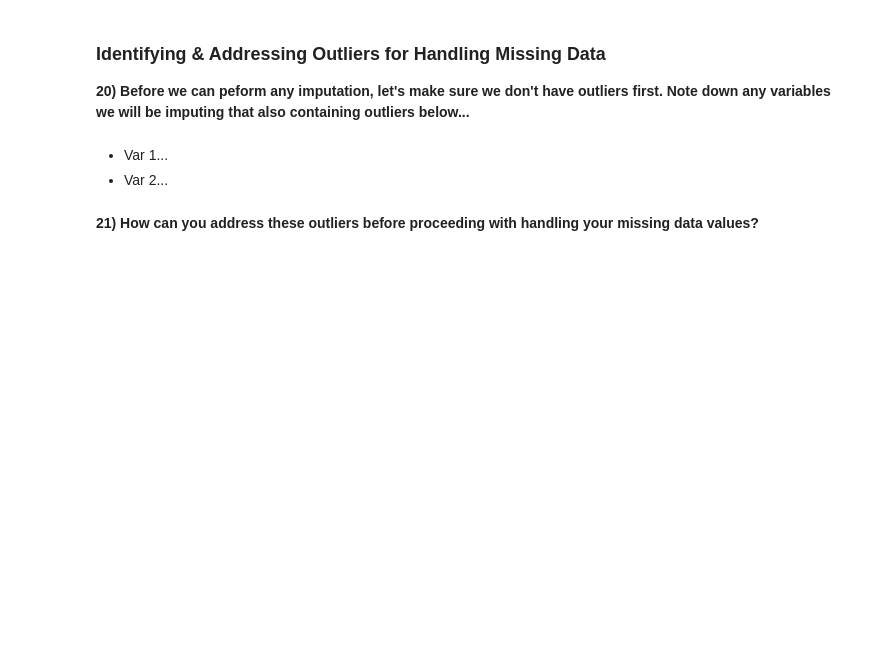
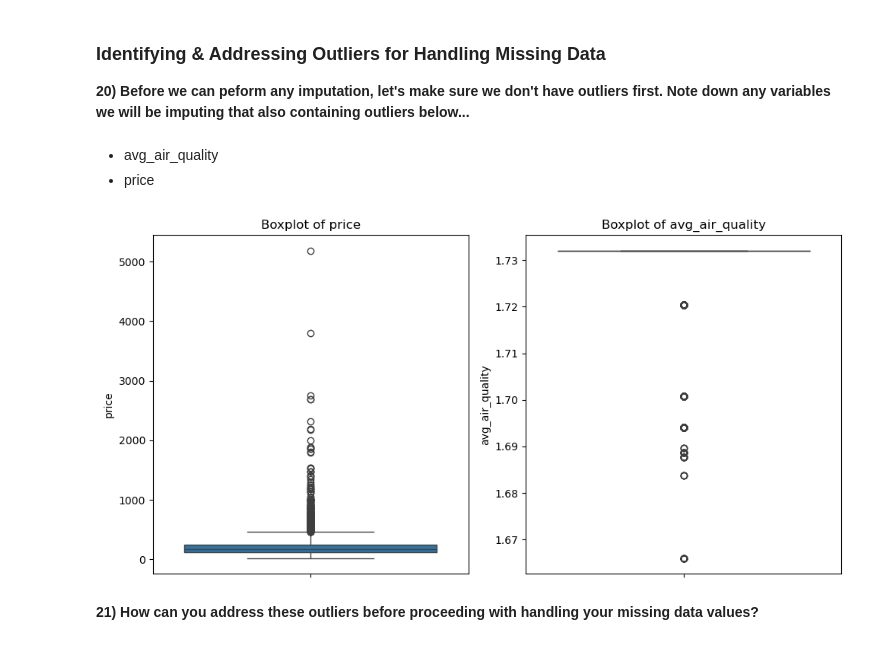
Before and after one commit to Tuckersteward/Spring-2025, a Jupyter notebook: Data 3300/Python/Unit 2/Unit 2 Project/FinalProject_Unit2_TemplateSp25.ipynb, the cells around one changed output. Cells and saved outputs as stored; diff of their text form; code cells hidden in the pictures; blank space fills up the shorter version.

```diff
--- a/Data 3300/Python/Unit 2/Unit 2 Project/FinalProject_Unit2_TemplateSp25.ipynb
+++ b/Data 3300/Python/Unit 2/Unit 2 Project/FinalProject_Unit2_TemplateSp25.ipynb
@@ -243,5 +249,7 @@ Next, apply appropriate techniques to handle the missing data. You may choose me
 **11) List which variables within the dataset contain missing values, as well as the percentage of data that is missing for that variable. *Hint: If there are any groupings of similar missing variables that share the same proportion of misisng data, you can list them as one group, instead of all individually*.**
 # %%
 # fill in the variable(s) you want to examine the missing values of
-percent_missing = df2['insert var'].isnull().sum() * 100 / len(df2['insert same var'])
-print(f'{percent_missing:.2f}%')
+missing_data = df2.isnull().sum() * 100 / len(df2)
+missing_data = missing_data[missing_data > 0].sort_values(ascending=False)
+for var, percent in missing_data.items():
+    print(f"{var}: {percent:.2f}% missing")
@@ -309,6 +427,3 @@ plt.show()
 ### **Identifying \& Addressing Outliers for Handling Missing Data**
 
 **20) Before we can peform any imputation, let's make sure we don't have outliers first. Note down any variables we will be imputing that also containing outliers below...**
-# %% [markdown]
-* Var 1...
-* Var 2...
@@ -317,2 +430,19 @@ plt.show()
+# %% [markdown]
+* avg_air_quality
+* price
+# %%
+# replace with code to check variables for outliers (via a boxplot)
+outlier_vars = ["price", "avg_air_quality"]
+
+# Create boxplots for each variable
+plt.figure(figsize=(10, 5))
+for i, var in enumerate(outlier_vars, 1):
+    plt.subplot(1, len(outlier_vars), i)
+    sns.boxplot(y=df2[var])
+    plt.title(f'Boxplot of {var}')
+plt.tight_layout()
+plt.show()
+# %% [output]
+[figure, added]
 # %% [markdown]
 **21) How can you address these outliers before proceeding with handling your missing data values?**
```
Also changed, not shown: parts of 39 cells of this notebook, 42 other files.
